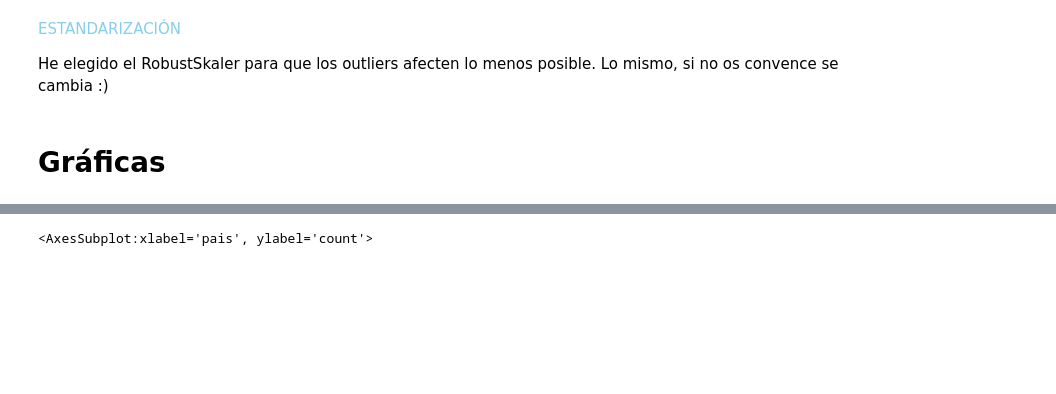
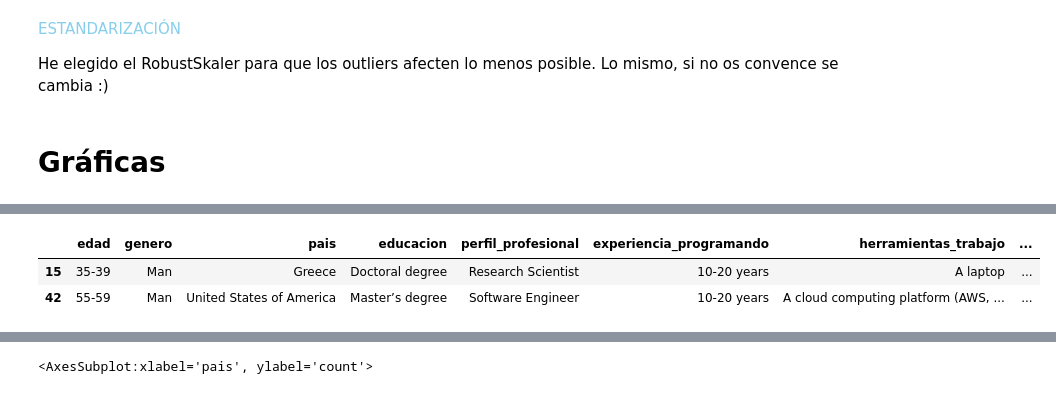
Before and after one commit to Adalab/project-da-promo-A-module-2-team-2, a Jupyter notebook: Proyecto 2- guarrillo copy 2.ipynb, the cells around one changed output, grey strips where cells are left out. Saved outputs shown, nothing was run; the diff lists cells and outputs as text; code cells hidden in the pictures; blank space fills up the shorter version.

```diff
--- a/Proyecto 2- guarrillo copy 2.ipynb
+++ b/Proyecto 2- guarrillo copy 2.ipynb
@@ -1054,0 +1069,7 @@ df_new.head(2)
+# %%
+df_10_20_exp = df_new[(df_new['experiencia_programando'] == '10-20 years')]
+df_10_20_exp.head(2)
+# %% [output]
+|  | edad | genero | pais | educacion | perfil_profesional | experiencia_programando | herramientas_trabajo | ... |
+| 15 | 35-39 | Man | Greece | Doctoral degree | Research Scientist | 10-20 years | A laptop | ... |
+| 42 | 55-59 | Man | United States of America | Master’s degree | Software Engineer | 10-20 years | A cloud computing platform (AWS, ... | ... |
```
Also changed, not shown: parts of 14 cells of this notebook.
